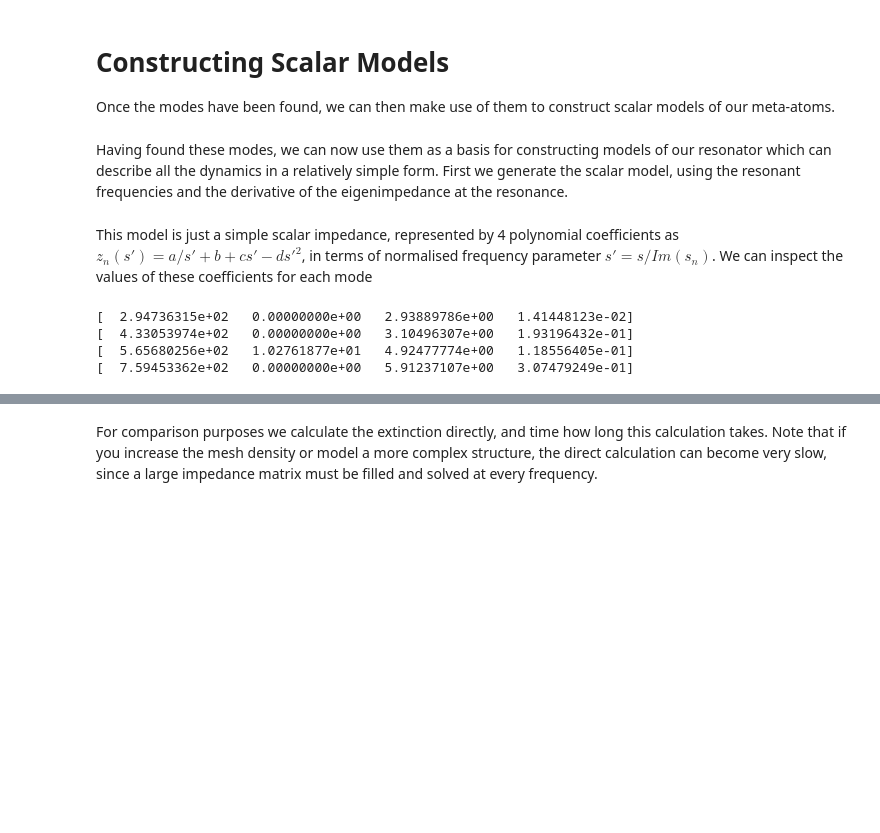
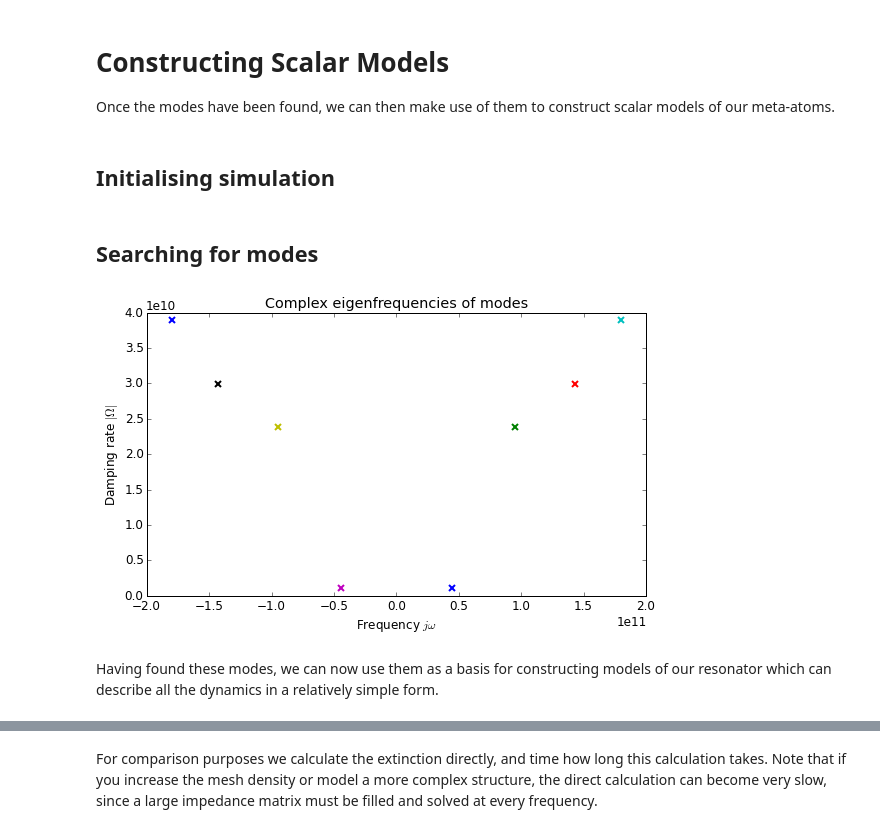
Before and after one commit to DavidPowell/openmodes-examples, a Jupyter notebook: Constructing Scalar Models.ipynb, the cells around one changed output, grey strips where cells are left out. Cells and saved outputs as stored; diff of their text form; code cells hidden in the pictures; blank space fills up the shorter version.

```diff
--- a/Constructing Scalar Models.ipynb
+++ b/Constructing Scalar Models.ipynb
@@ -22,12 +23,28 @@ from openmodes.sources import PlaneWaveSource
+# %% [markdown]
+## Initialising simulation
 # %%
-sim = openmodes.Simulation(name="example3")
+sim = openmodes.Simulation()
 mesh = sim.load_mesh(osp.join(openmodes.geometry_dir, "SRR.geo"), parameters={'inner_radius': 2.5e-3}, mesh_tol=0.8e-3)
 ring = sim.place_part(mesh);
+# %% [markdown]
+## Searching for modes
 # %%
-start_freq = 6e9
+start_freq = 2e9
 start_s = 2j*np.pi*start_freq
 
 num_modes = 4
-mode_s, mode_j = sim.singularities(start_s, num_modes);
+estimates = sim.estimate_poles(start_s, modes=num_modes, cauchy_integral=False)
+refined = sim.refine_poles(estimates, rel_tol=1e-12)
+modes = refined.add_conjugates()
+# %%
+plt.figure()
+plt.plot(modes.s.imag, np.abs(modes.s.real), 'x')
+plt.xlabel('Frequency $j\omega$')
+plt.ylabel('Damping rate $|\Omega|$')
+plt.title('Complex eigenfrequencies of modes')
+plt.tight_layout()
+plt.show()
+# %% [output]
+[figure, added]
 # %% [markdown]
-Having found these modes, we can now use them as a basis for constructing models of our resonator which can describe all the dynamics in a relatively simple form. First we generate the scalar model, using the resonant frequencies and the derivative of the eigenimpedance at the resonance.
+Having found these modes, we can now use them as a basis for constructing models of our resonator which can describe all the dynamics in a relatively simple form.
@@ -36,10 +50,0 @@ scalar_models = sim.construct_models(mode_s, mode_j["J"])
-# %% [markdown]
-This model is just a simple scalar impedance, represented by 4 polynomial coefficients as $z_n(s') = a/s' + b + cs' - ds'^2$, in terms of normalised frequency parameter $s' = s/Im(s_n)$. We can inspect the values of these coefficients for each mode
-# %%
-for mode in range(num_modes):
-    print(scalar_models[mode].coefficients)
-# %% [output]
-[  2.94736315e+02   0.00000000e+00   2.93889786e+00   1.41448123e-02]
-[  4.33053974e+02   0.00000000e+00   3.10496307e+00   1.93196432e-01]
-[  5.65680256e+02   1.02761877e+01   4.92477774e+00   1.18556405e-01]
-[  7.59453362e+02   0.00000000e+00   5.91237107e+00   3.07479249e-01]
```
Also changed, not shown: parts of 22 cells of this notebook, 5 other files.
